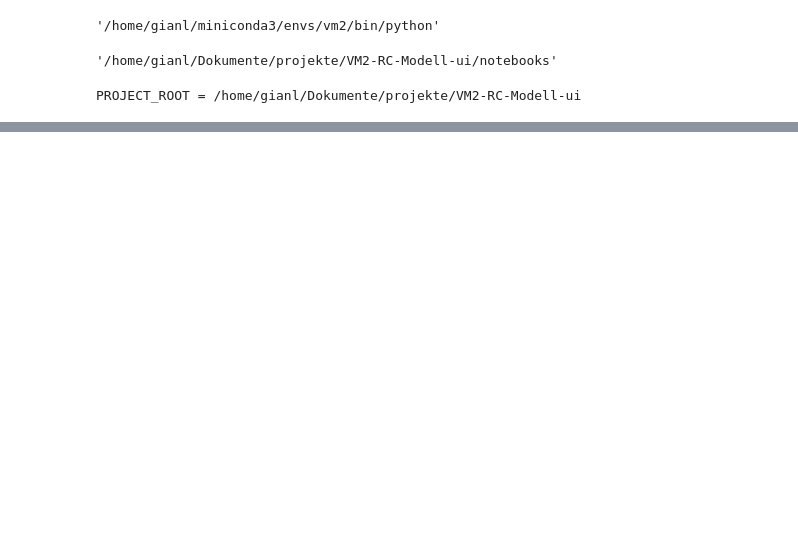
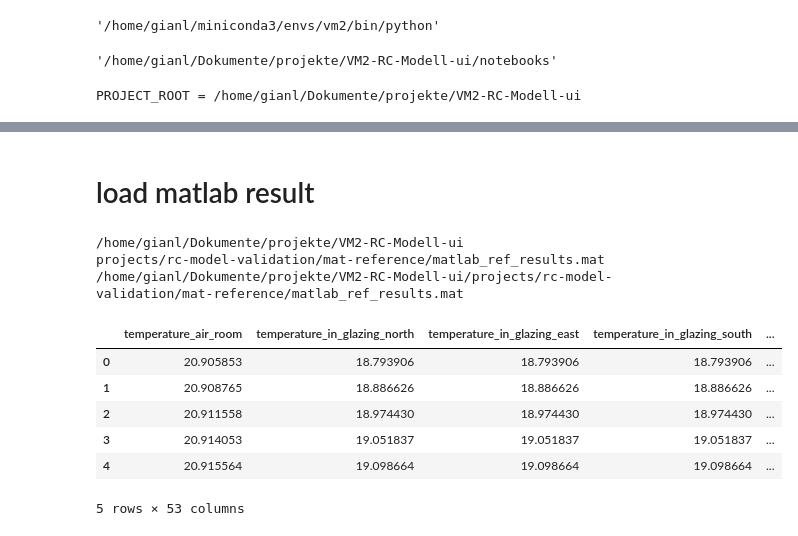
Before and after one commit to glDemonti/rc-model-building-simulation, a Jupyter notebook: notebooks/validation_rc_model.ipynb, the cells around one changed output, grey strips where cells are left out. Cells and saved outputs as stored; diff of their text form; code cells hidden in the pictures; blank space fills up the shorter version.

```diff
--- a/notebooks/validation_rc_model.ipynb
+++ b/notebooks/validation_rc_model.ipynb
@@ -33,0 +51,57 @@ cfg = facade_A._config_repo.read_raw()
+# %% [markdown]
+# load matlab result
+# %%
+mat_path = Path('projects') / 'rc-model-validation' / 'mat-reference' / 'matlab_ref_results.mat'
+mat_path_2 = Path(PROJECT_ROOT) / 'projects' / 'rc-model-validation' / 'mat-reference' / 'matlab_ref_results.mat'
+print(PROJECT_ROOT)
+print(mat_path)
+print(mat_path_2)
+
+mat_data = loadmat(mat_path_2, squeeze_me=True)
+
+# Extract relevant output data from MATLAB structure
+Q_c_ref = mat_data['output_cooling_power']
+Q_h_ref = mat_data['output_heating_power']
+El_ref = mat_data['output_lighting_electricity']
+Eq_ref = mat_data['output_equipment_electricity']
+
+# Create DataFrame for MATLAB outputs
+df_outputs = pd.DataFrame({
+    'output_cooling_power': Q_c_ref,
+    'output_heating_power': Q_h_ref,
+    'output_lighting_electricity': El_ref,
+    'output_equipment_electricity': Eq_ref
+})
+
+
+try:
+    row_names_all = df_res.columns.tolist()
+    row_names = row_names_all[1:-4]  # Exclude first and last four columns
+except NameError:
+    print("df_res is not defined.")
+
+temp_mat_array = mat_data['output_temperatures']
+num_rows_mat = temp_mat_array.shape[1]
+
+if len(row_names) != num_rows_mat:
+    print("Warning: Number of row names does not match number of rows in the MATLAB data.")
+    print(f"Number of row names: {len(row_names)}, Number of rows in MATLAB data: {num_rows_mat}")
+else:
+    df_temp_outputs = pd.DataFrame(
+        data=temp_mat_array,
+        columns=row_names
+    )
+
+df_res_mat = pd.concat([df_temp_outputs, df_outputs], axis=1)
+df_res_mat.head()
+# %% [output]
+/home/gianl/Dokumente/projekte/VM2-RC-Modell-ui
+projects/rc-model-validation/mat-reference/matlab_ref_results.mat
+/home/gianl/Dokumente/projekte/VM2-RC-Modell-ui/projects/rc-model-validation/mat-reference/matlab_ref_results.mat
+|  | temperature_air_room | temperature_in_glazing_north | temperature_in_glazing_east | temperature_in_glazing_south | ... |
+| 0 | 20.905853 | 18.793906 | 18.793906 | 18.793906 | ... |
+| 1 | 20.908765 | 18.886626 | 18.886626 | 18.886626 | ... |
+| 2 | 20.911558 | 18.974430 | 18.974430 | 18.974430 | ... |
+| 3 | 20.914053 | 19.051837 | 19.051837 | 19.051837 | ... |
+| 4 | 20.915564 | 19.098664 | 19.098664 | 19.098664 | ... |
+5 rows × 53 columns
```
Also changed, not shown: parts of 3 cells of this notebook, 6 other files.
